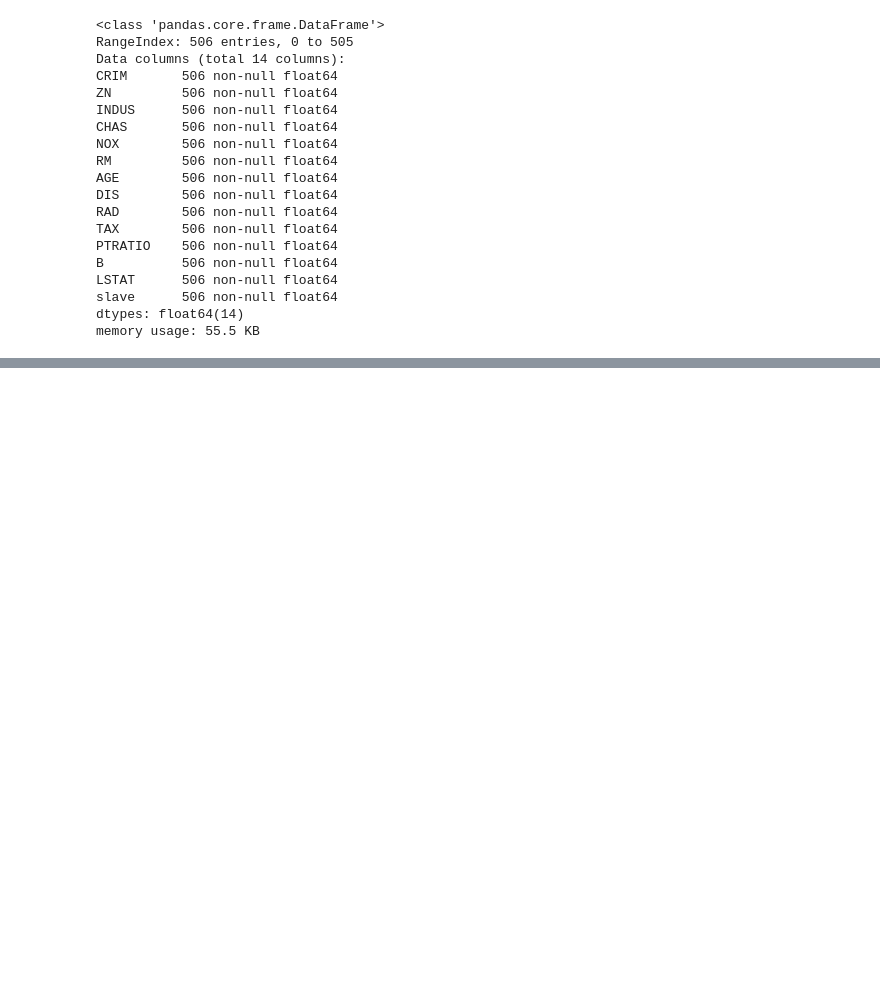
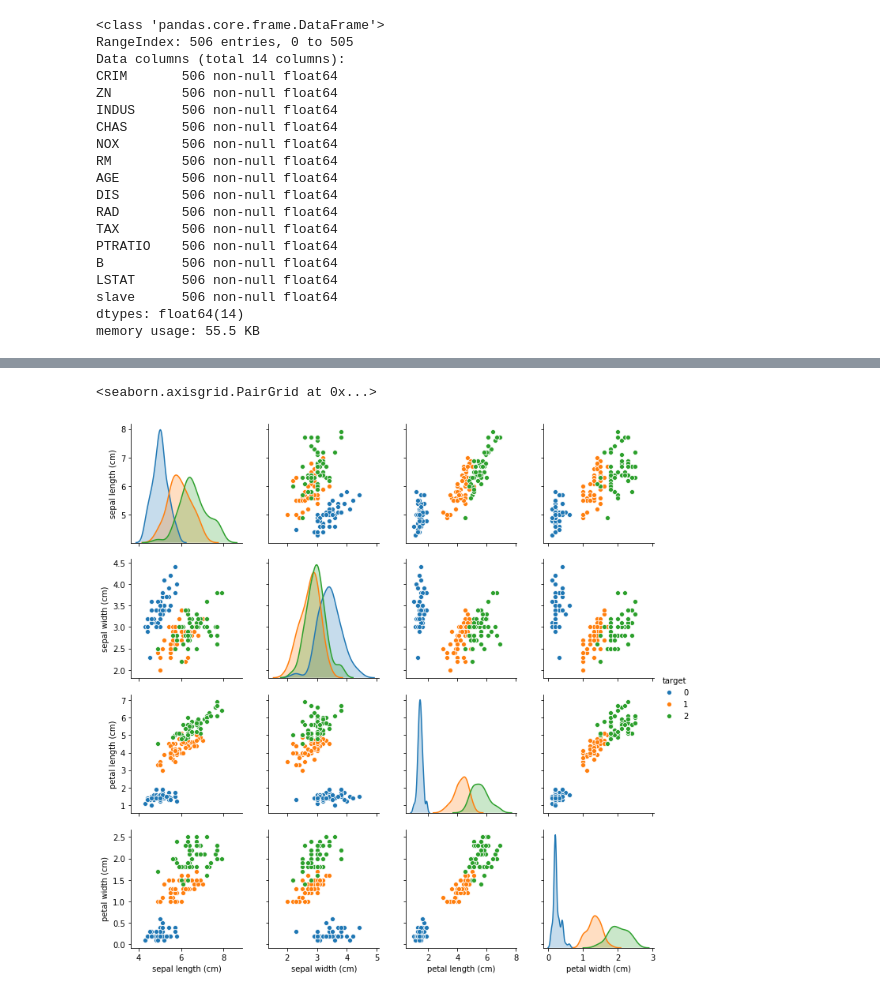
Before and after one commit to Junohera/jupyter, a Jupyter notebook: 1202/2.ipynb, the cells around one changed output, grey strips where cells are left out. Saved outputs shown, nothing was run; the diff lists cells and outputs as text; code cells hidden in the pictures; blank space fills up the shorter version.

```diff
--- a/1202/2.ipynb
+++ b/1202/2.ipynb
@@ -305,0 +414,5 @@ boston.describe()
+# %%
+sns.pairplot(iris, vars=iris.columns[:-1], hue='target') # data는 pandas여야함! 4 x 4 = 16, 16개 출력
+# %% [output]
+<seaborn.axisgrid.PairGrid at 0x...>
+[figure, added]
```
Also changed, not shown: parts of 26 cells of this notebook, 1 other file.
